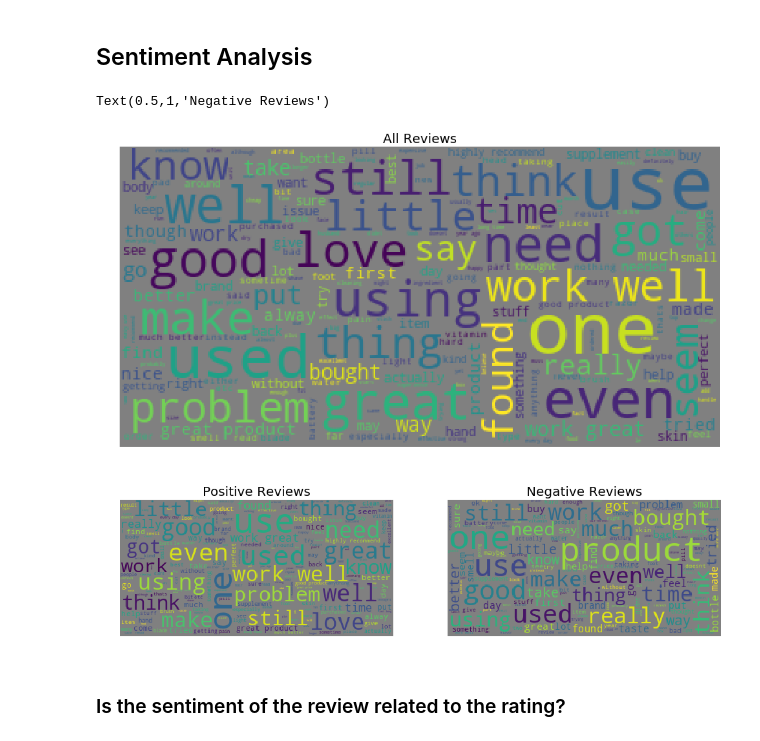
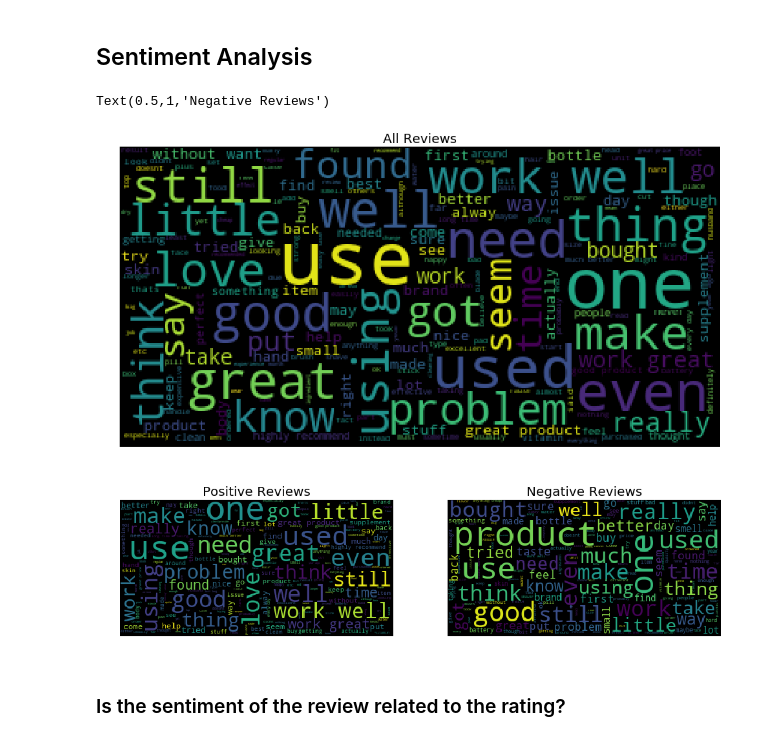
Before and after one commit to Jiayinma/Sentiment-Analysis, a Jupyter notebook: Amazon_Review_Sentiment_Analysis.ipynb, the cells around one changed output. Drawn from its saved outputs; the diff is of its cells as text; code cells hidden in the pictures.

```diff
--- a/Amazon_Review_Sentiment_Analysis.ipynb
+++ b/Amazon_Review_Sentiment_Analysis.ipynb
@@ -133,4 +135,4 @@ df_new['text_comb'] = df_new['text_comb'].apply(lambda x: " ".join([x for x in x
 df_new['text_comb'] = df_new['text_comb'].apply(lambda x: " ".join([Word(word).lemmatize() for word in x.split()]))
 
 # Spelling correction
-#df_new['text_comb'] = df_new['text_comb'].apply(lambda x: str(TextBlob(x).correct()))
+df_new['text_comb'] = df_new['text_comb'].apply(lambda x: str(TextBlob(x).correct()))
@@ -348,29 +339,29 @@ pos_rev = ' '.join(df_new['text_comb'].where(df_new['pos_neg']==1).dropna().toli
 neg_rev = ' '.join(df_new['text_comb'].where(df_new['pos_neg']==0).dropna().tolist())
 all_rev = ' '.join(df_new['text_comb'].dropna().tolist())
 # %%
-wordcloud_all = wc.WordCloud(background_color='gray', max_font_size=50, relative_scaling=.5).generate(all_rev)
+wordcloud_all = wc.WordCloud(background_color='black', max_font_size=50, relative_scaling=.5).generate(all_rev)
 plt.figure(figsize=(15, 15))
 plt.imshow(wordcloud_all)
 plt.axis("off")
 plt.title('All Reviews', fontsize=18)
 
-wordcloud_pos = wc.WordCloud(background_color='gray', max_font_size=50, relative_scaling=.5).generate(pos_rev)
+wordcloud_pos = wc.WordCloud(background_color='black', max_font_size=50, relative_scaling=.5).generate(pos_rev)
 plt.figure(figsize=(15, 15), dpi=80)
 gs = gridspec.GridSpec(1, 2)
 plt.subplot(gs[0, 0])
 plt.imshow(wordcloud_pos)
 plt.axis("off")
 plt.title('Positive Reviews', fontsize=18)
 
-wordcloud_neg = wc.WordCloud(background_color='gray', max_font_size=50, relative_scaling=.5).generate(neg_rev)
+wordcloud_neg = wc.WordCloud(background_color='black', max_font_size=50, relative_scaling=.5).generate(neg_rev)
 plt.subplot(gs[0, 1])
 plt.imshow(wordcloud_neg)
 plt.axis("off")
 plt.title('Negative Reviews', fontsize=18)
 # %% [output]
 Text(0.5,1,'Negative Reviews')
-[figure, old version]
+[figure, new version]
-[figure, old version]
+[figure, new version]
 # %% [markdown]
 ### Is the sentiment of the review related to the rating?
 # %%
```
Also changed, not shown: parts of 24 cells of this notebook.
